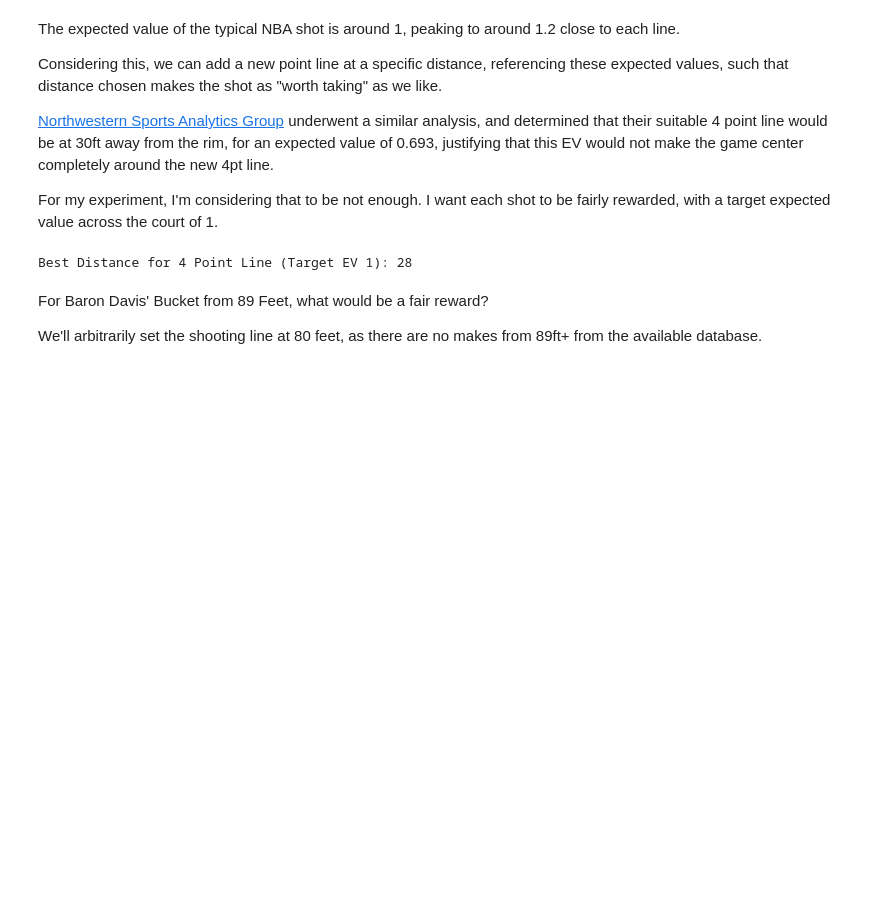
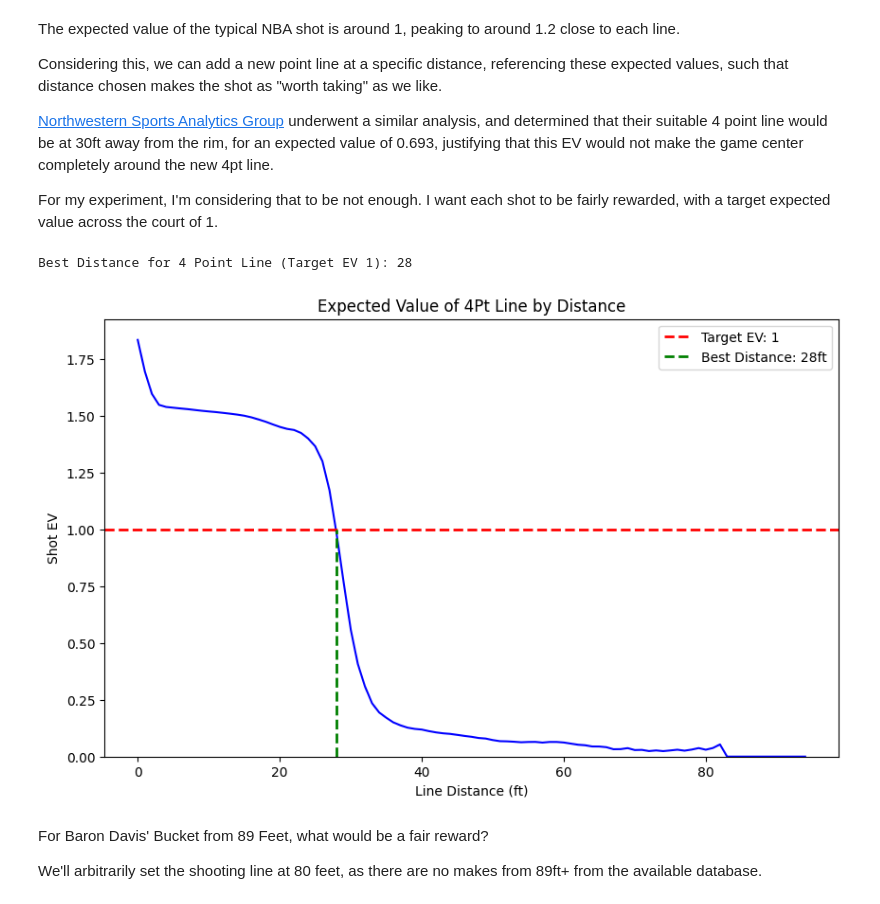
Before and after one commit to qghop/NBA-Re-Scoring, a Jupyter notebook: nba_re-scoring.ipynb, the cells around one changed output. Drawn from its saved outputs; the diff is of its cells as text; code cells hidden in the pictures; blank space fills up the shorter version.

```diff
--- a/nba_re-scoring.ipynb
+++ b/nba_re-scoring.ipynb
@@ -122,7 +122,9 @@ print(f"Best Distance for 4 Point Line (Target EV {target_EV}): {best_dist}")
 # %% [output]
 Best Distance for 4 Point Line (Target EV 1): 28
 # %%
-# TODO function to plot curve, print result, return result
+best_line_4pt_1EV = u.get_point_distance(df, 4, target_EV=1, graph_bool=True, print_bool=False)
+# %% [output]
+[figure, added]
 # %% [markdown]
 For Baron Davis' Bucket from 89 Feet, what would be a fair reward?
 
```
Also changed, not shown: parts of 8 cells of this notebook, 1 other file.
